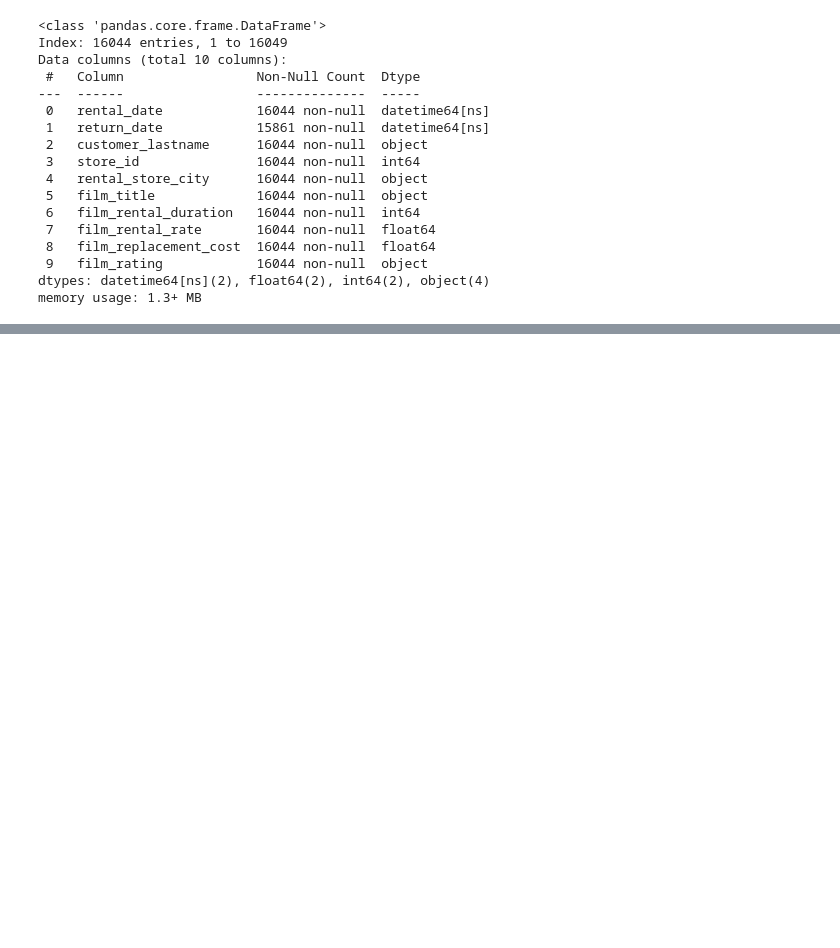
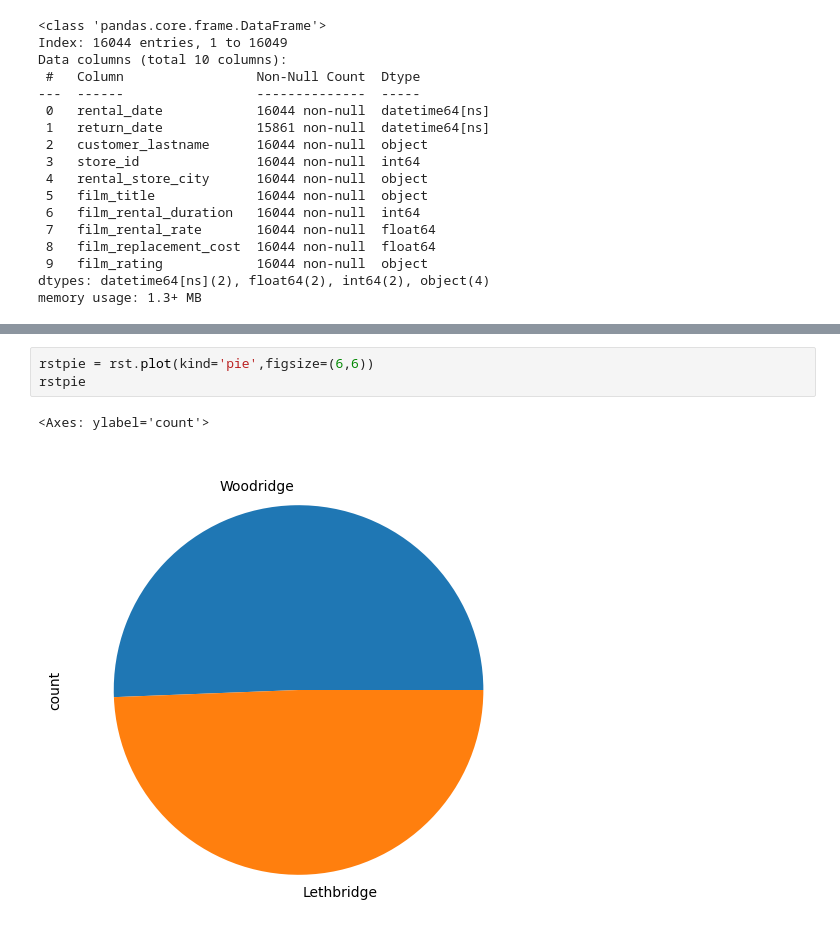
Before and after one commit to beratsercann/FreeCodeCamp-Pandas-Real-Life-Example, a Jupyter notebook: MyLecture-2.1.ipynb, the cells around one changed output, grey strips where cells are left out. Cells and saved outputs as stored; diff of their text form; blank space fills up the shorter version.

```diff
--- a/MyLecture-2.1.ipynb
+++ b/MyLecture-2.1.ipynb
@@ -76,0 +130,6 @@ df.describe()
+# %%
+rstpie = rst.plot(kind='pie',figsize=(6,6))
+rstpie
+# %% [output]
+<Axes: ylabel='count'>
+[figure, added]
```
Also changed, not shown: parts of 27 cells of this notebook.
